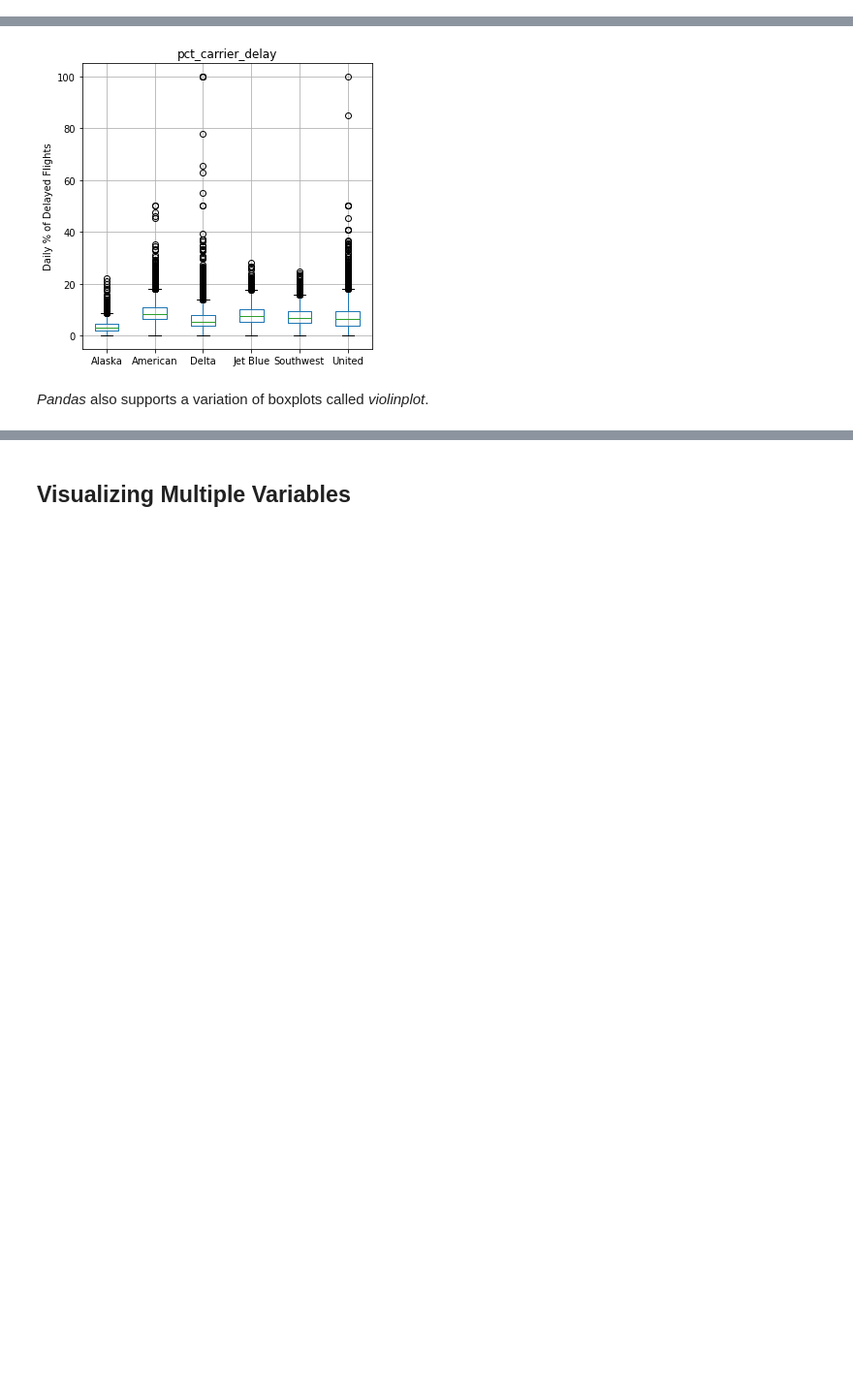
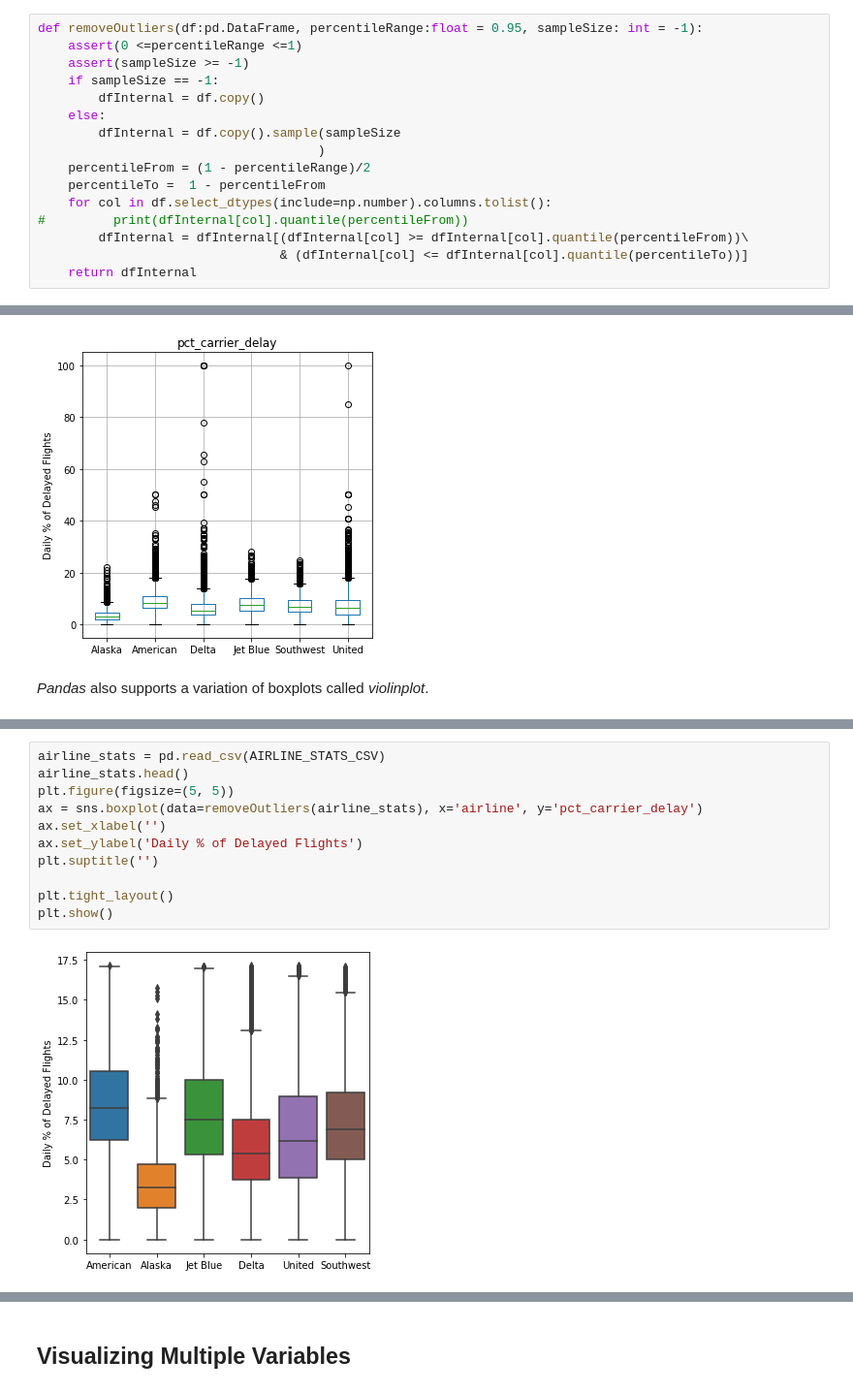
Before and after one commit to paulocpessoa-forks/practical-statistics-for-data-scientists, a Jupyter notebook: python/notebooks/Chapter 1 - Exploratory Data Analysis.ipynb, the cells around one changed output, grey strips where cells are left out. Shown: that part at 97% size. Saved outputs shown, nothing was run; the diff lists cells and outputs as text; blank space fills up the shorter version.

```diff
--- a/python/notebooks/Chapter 1 - Exploratory Data Analysis.ipynb
+++ b/python/notebooks/Chapter 1 - Exploratory Data Analysis.ipynb
@@ -17,6 +17,22 @@ import wquantiles
 
 import seaborn as sns
 import matplotlib.pylab as plt
+# %%
+def removeOutliers(df:pd.DataFrame, percentileRange:float = 0.95, sampleSize: int = -1):
+    assert(0 <=percentileRange <=1)
+    assert(sampleSize >= -1)
+    if sampleSize == -1:
+        dfInternal = df.copy()
+    else:
+        dfInternal = df.copy().sample(sampleSize
+                                     )
+    percentileFrom = (1 - percentileRange)/2
+    percentileTo =  1 - percentileFrom
+    for col in df.select_dtypes(include=np.number).columns.tolist():
+#         print(dfInternal[col].quantile(percentileFrom))
+        dfInternal = dfInternal[(dfInternal[col] >= dfInternal[col].quantile(percentileFrom))\
+                                & (dfInternal[col] <= dfInternal[col].quantile(percentileTo))]
+    return dfInternal
 # %%
 try:
     import common
@@ -553,3 +562,16 @@ _Pandas_ also supports a variation of boxplots called _violinplot_.
+# %%
+airline_stats = pd.read_csv(AIRLINE_STATS_CSV)
+airline_stats.head()
+plt.figure(figsize=(5, 5))
+ax = sns.boxplot(data=removeOutliers(airline_stats), x='airline', y='pct_carrier_delay')
+ax.set_xlabel('')
+ax.set_ylabel('Daily % of Delayed Flights')
+plt.suptitle('')
+
+plt.tight_layout()
+plt.show()
+# %% [output]
+[figure, added]
 # %%
 fig, ax = plt.subplots(figsize=(5, 5))
 sns.violinplot(data=airline_stats, x='airline', y='pct_carrier_delay',
```
Also changed, not shown: parts of 18 cells of this notebook, 1 other file.
